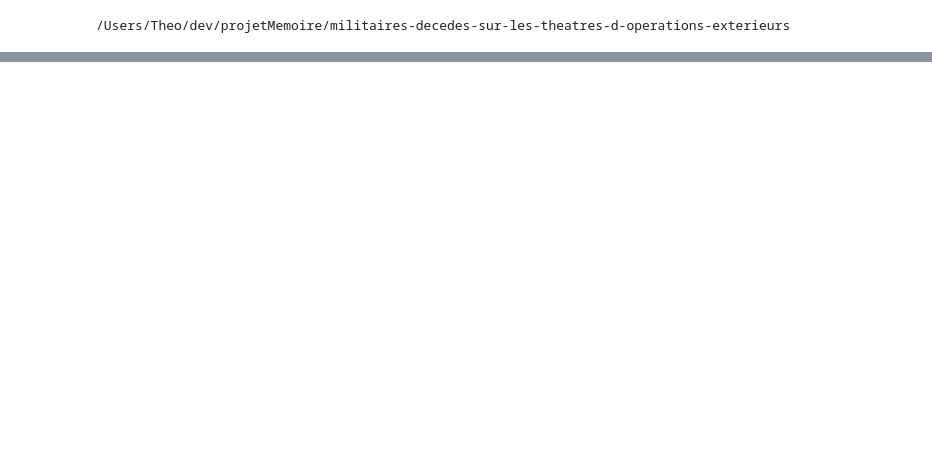
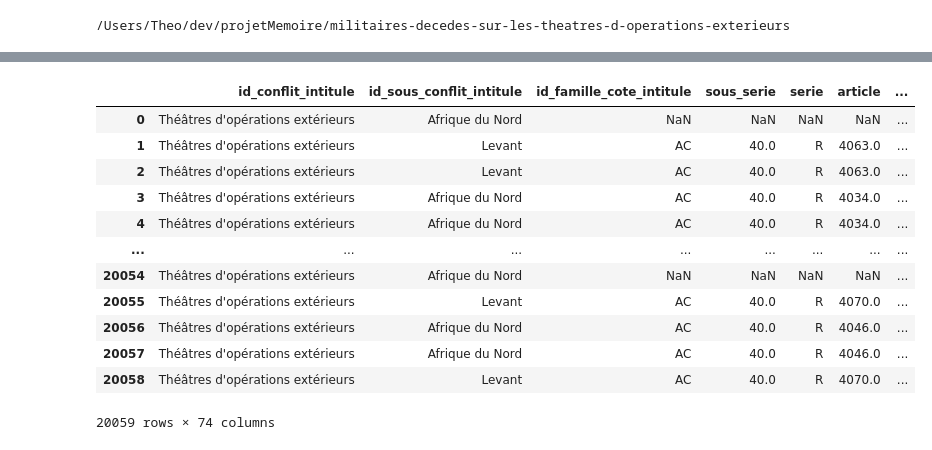
Before and after one commit to the0phil3/projetMemoire, a Jupyter notebook: dbManipulation.ipynb, the cells around one changed output, grey strips where cells are left out. Saved outputs shown, nothing was run; the diff lists cells and outputs as text; code cells hidden in the pictures; blank space fills up the shorter version.

```diff
--- a/dbManipulation.ipynb
+++ b/dbManipulation.ipynb
@@ -68,0 +79,23 @@ db0
+# %%
+li = []
+for filename in all_files:
+    db = pd.read_csv(filename, encoding='UTF-8', engine="python", sep = ";")
+    li.append(db)
+
+db = pd.concat(li, axis = 0, ignore_index = True)
+# %%
+db
+# %% [output]
+|  | id_conflit_intitule | id_sous_conflit_intitule | id_famille_cote_intitule | sous_serie | serie | article | ... |
+| 0 | Théâtres d'opérations extérieurs | Afrique du Nord | NaN | NaN | NaN | NaN | ... |
+| 1 | Théâtres d'opérations extérieurs | Levant | AC | 40.0 | R | 4063.0 | ... |
+| 2 | Théâtres d'opérations extérieurs | Levant | AC | 40.0 | R | 4063.0 | ... |
+| 3 | Théâtres d'opérations extérieurs | Afrique du Nord | AC | 40.0 | R | 4034.0 | ... |
+| 4 | Théâtres d'opérations extérieurs | Afrique du Nord | AC | 40.0 | R | 4034.0 | ... |
+| ... | ... | ... | ... | ... | ... | ... | ... |
+| 20054 | Théâtres d'opérations extérieurs | Afrique du Nord | NaN | NaN | NaN | NaN | ... |
+| 20055 | Théâtres d'opérations extérieurs | Levant | AC | 40.0 | R | 4070.0 | ... |
+| 20056 | Théâtres d'opérations extérieurs | Afrique du Nord | AC | 40.0 | R | 4046.0 | ... |
+| 20057 | Théâtres d'opérations extérieurs | Afrique du Nord | AC | 40.0 | R | 4046.0 | ... |
+| 20058 | Théâtres d'opérations extérieurs | Levant | AC | 40.0 | R | 4070.0 | ... |
+20059 rows × 74 columns
```
Also changed, not shown: parts of 9 cells of this notebook.
